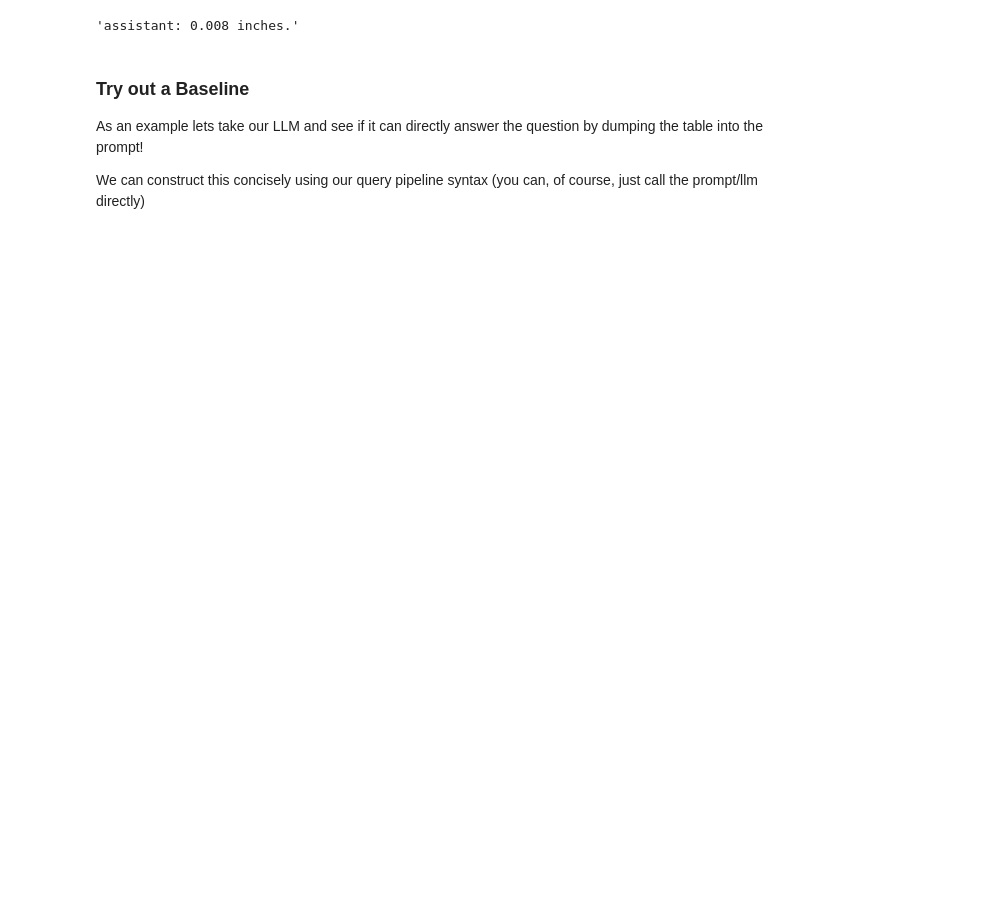
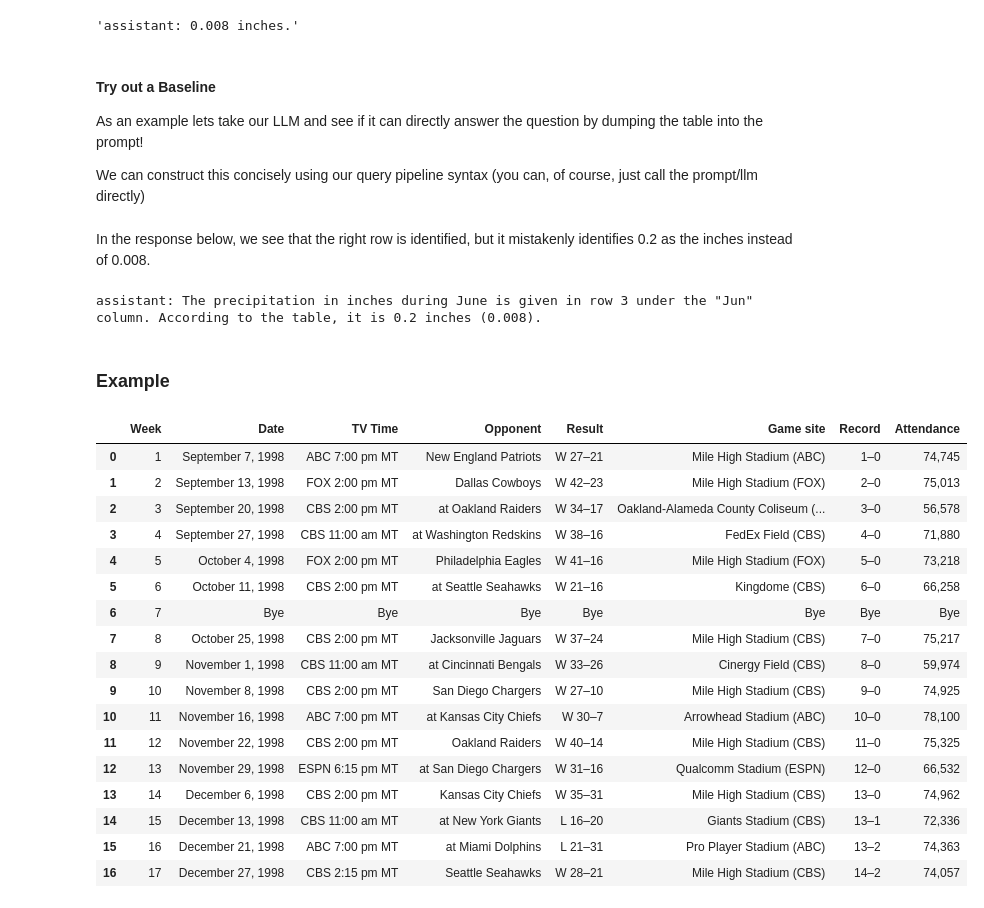
Before and after one commit to run-llama/llama-hub, a Jupyter notebook: llama_hub/llama_packs/tables/chain_of_table/chain_of_table.ipynb, the cells around one changed output. Saved outputs shown, nothing was run; the diff lists cells and outputs as text; code cells hidden in the pictures; blank space fills up the shorter version.

```diff
--- a/llama_hub/llama_packs/tables/chain_of_table/chain_of_table.ipynb
+++ b/llama_hub/llama_packs/tables/chain_of_table/chain_of_table.ipynb
@@ -188,7 +189,7 @@ str(response)
 # %% [output]
 'assistant: 0.008 inches.'
 # %% [markdown]
-### Try out a Baseline
+#### Try out a Baseline
 
 As an example lets take our LLM and see if it can directly answer the question by dumping the table into the prompt!
 
@@ -206,7 +207,37 @@ Given this table please answer the question: {question}
 Answer: """
 prompt = PromptTemplate(prompt_str)
 prompt_c = prompt.as_query_component(partial={"serialized_table": serialize_table(df)})
+# %% [markdown]
+In the response below, we see that the right row is identified, but it mistakenly identifies 0.2 as the inches instead of 0.008.
 # %%
-qp = QueryPipeline(chain=[prompt_c, self.llm])
+qp = QueryPipeline(chain=[prompt_c, llm])
 response = qp.run("What was the precipitation in inches during June?")
 print(str(response))
+# %% [output]
+assistant: The precipitation in inches during June is given in row 3 under the "Jun" column. According to the table, it is 0.2 inches (0.008).
+# %% [markdown]
+### Example
+# %%
+import pandas as pd
+
+df = pd.read_csv("./WikiTableQuestions/csv/203-csv/114.csv")
+df
+# %% [output]
+|  | Week | Date | TV Time | Opponent | Result | Game site | Record | Attendance |
+| 0 | 1 | September 7, 1998 | ABC 7:00 pm MT | New England Patriots | W 27–21 | Mile High Stadium (ABC) | 1–0 | 74,745 |
+| 1 | 2 | September 13, 1998 | FOX 2:00 pm MT | Dallas Cowboys | W 42–23 | Mile High Stadium (FOX) | 2–0 | 75,013 |
+| 2 | 3 | September 20, 1998 | CBS 2:00 pm MT | at Oakland Raiders | W 34–17 | Oakland-Alameda County Coliseum (... | 3–0 | 56,578 |
+| 3 | 4 | September 27, 1998 | CBS 11:00 am MT | at Washington Redskins | W 38–16 | FedEx Field (CBS) | 4–0 | 71,880 |
+| 4 | 5 | October 4, 1998 | FOX 2:00 pm MT | Philadelphia Eagles | W 41–16 | Mile High Stadium (FOX) | 5–0 | 73,218 |
+| 5 | 6 | October 11, 1998 | CBS 2:00 pm MT | at Seattle Seahawks | W 21–16 | Kingdome (CBS) | 6–0 | 66,258 |
+| 6 | 7 | Bye | Bye | Bye | Bye | Bye | Bye | Bye |
+| 7 | 8 | October 25, 1998 | CBS 2:00 pm MT | Jacksonville Jaguars | W 37–24 | Mile High Stadium (CBS) | 7–0 | 75,217 |
+| 8 | 9 | November 1, 1998 | CBS 11:00 am MT | at Cincinnati Bengals | W 33–26 | Cinergy Field (CBS) | 8–0 | 59,974 |
+| 9 | 10 | November 8, 1998 | CBS 2:00 pm MT | San Diego Chargers | W 27–10 | Mile High Stadium (CBS) | 9–0 | 74,925 |
+| 10 | 11 | November 16, 1998 | ABC 7:00 pm MT | at Kansas City Chiefs | W 30–7 | Arrowhead Stadium (ABC) | 10–0 | 78,100 |
+| 11 | 12 | November 22, 1998 | CBS 2:00 pm MT | Oakland Raiders | W 40–14 | Mile High Stadium (CBS) | 11–0 | 75,325 |
+| 12 | 13 | November 29, 1998 | ESPN 6:15 pm MT | at San Diego Chargers | W 31–16 | Qualcomm Stadium (ESPN) | 12–0 | 66,532 |
+| 13 | 14 | December 6, 1998 | CBS 2:00 pm MT | Kansas City Chiefs | W 35–31 | Mile High Stadium (CBS) | 13–0 | 74,962 |
+| 14 | 15 | December 13, 1998 | CBS 11:00 am MT | at New York Giants | L 16–20 | Giants Stadium (CBS) | 13–1 | 72,336 |
+| 15 | 16 | December 21, 1998 | ABC 7:00 pm MT | at Miami Dolphins | L 21–31 | Pro Player Stadium (ABC) | 13–2 | 74,363 |
+| 16 | 17 | December 27, 1998 | CBS 2:15 pm MT | Seattle Seahawks | W 28–21 | Mile High Stadium (CBS) | 14–2 | 74,057 |
```
Also changed, not shown: parts of 9 cells of this notebook.
